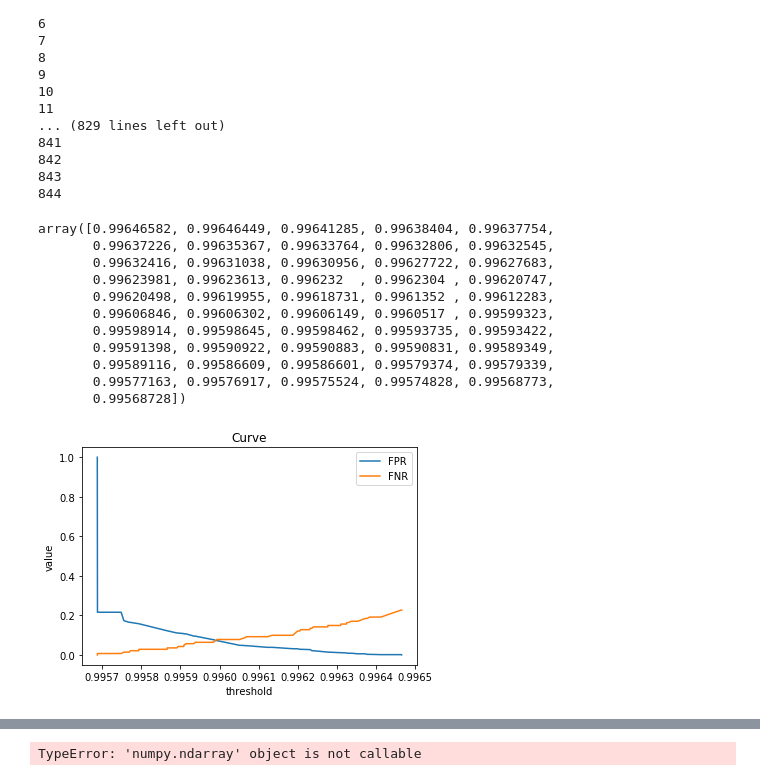
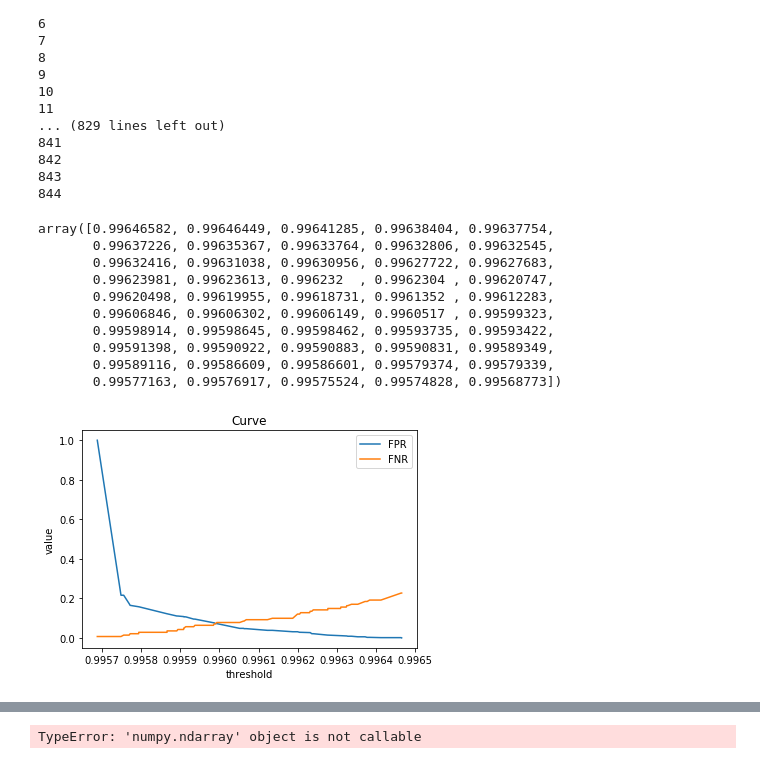
Before and after one commit to antoniomuso/PeterPen, a Jupyter notebook: data_processing/TIME_WARP.ipynb, the cells around one changed output, grey strips where cells are left out. Saved outputs shown, nothing was run; the diff lists cells and outputs as text; code cells hidden in the pictures.

```diff
--- a/data_processing/TIME_WARP.ipynb
+++ b/data_processing/TIME_WARP.ipynb
@@ -148,37 +148,36 @@ for elem in media:
 # %%
 %matplotlib inline
 import matplotlib.pyplot as plt
 from sklearn import *
 
 fpr, tpr , th= roc_curve(label_dg, media_invertita)
 fnr = 1 - tpr
-fnr = np.delete(fnr, (0,1,th.shape[0]-1))
-th = np.delete(th, (0,1,th.shape[0]-1))
-fpr = np.delete(fpr, (0,1,th.shape[0]-1))
+fnr = np.delete(fnr, [0,1,th.shape[0]-1,th.shape[0]-2])
+th = np.delete(th, [0,1,th.shape[0]-1,th.shape[0]-2])
+fpr = np.delete(fpr, [0,1,th.shape[0]-1,th.shape[0]-2])
 
 plt.plot(th, fpr)
 plt.plot(th, fnr)
 plt.title('Curve')
 plt.ylabel('value')
 plt.xlabel('threshold')
 plt.legend(['FPR', 'FNR'], loc='upper right')
-plt.savefig('ROC_curve_DTW.svg')
+plt.savefig('FPR_FNR_curve.svg')
 
 roc_auc_score(label_dg, media)
 
 th
 
 # escludiamo la pressione per ora perché è costante nel tempo e tende a diminuire le distanze fra due utenti
 # %% [output]
 array([0.99646582, 0.99646449, 0.99641285, 0.99638404, 0.99637754,
        0.99637226, 0.99635367, 0.99633764, 0.99632806, 0.99632545,
        0.99632416, 0.99631038, 0.99630956, 0.99627722, 0.99627683,
        0.99623981, 0.99623613, 0.996232  , 0.9962304 , 0.99620747,
        0.99620498, 0.99619955, 0.99618731, 0.9961352 , 0.99612283,
        0.99606846, 0.99606302, 0.99606149, 0.9960517 , 0.99599323,
        0.99598914, 0.99598645, 0.99598462, 0.99593735, 0.99593422,
        0.99591398, 0.99590922, 0.99590883, 0.99590831, 0.99589349,
        0.99589116, 0.99586609, 0.99586601, 0.99579374, 0.99579339,
-       0.99577163, 0.99576917, 0.99575524, 0.99574828, 0.99568773,
-       0.99568728])
+       0.99577163, 0.99576917, 0.99575524, 0.99574828, 0.99568773])
-[figure, old version]
+[figure, new version]
```
Also changed, not shown: parts of 2 cells of this notebook, 4 other files.
